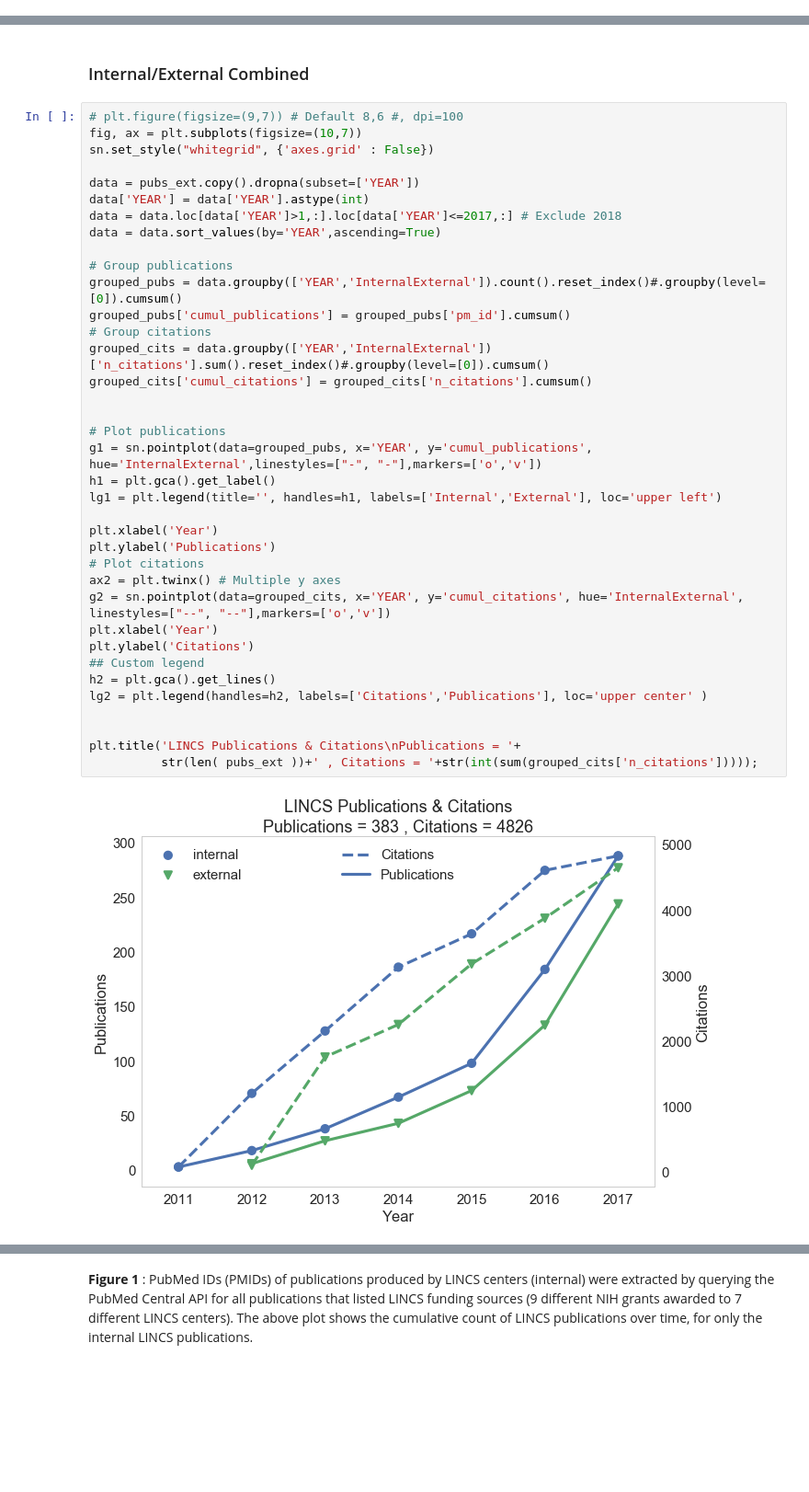
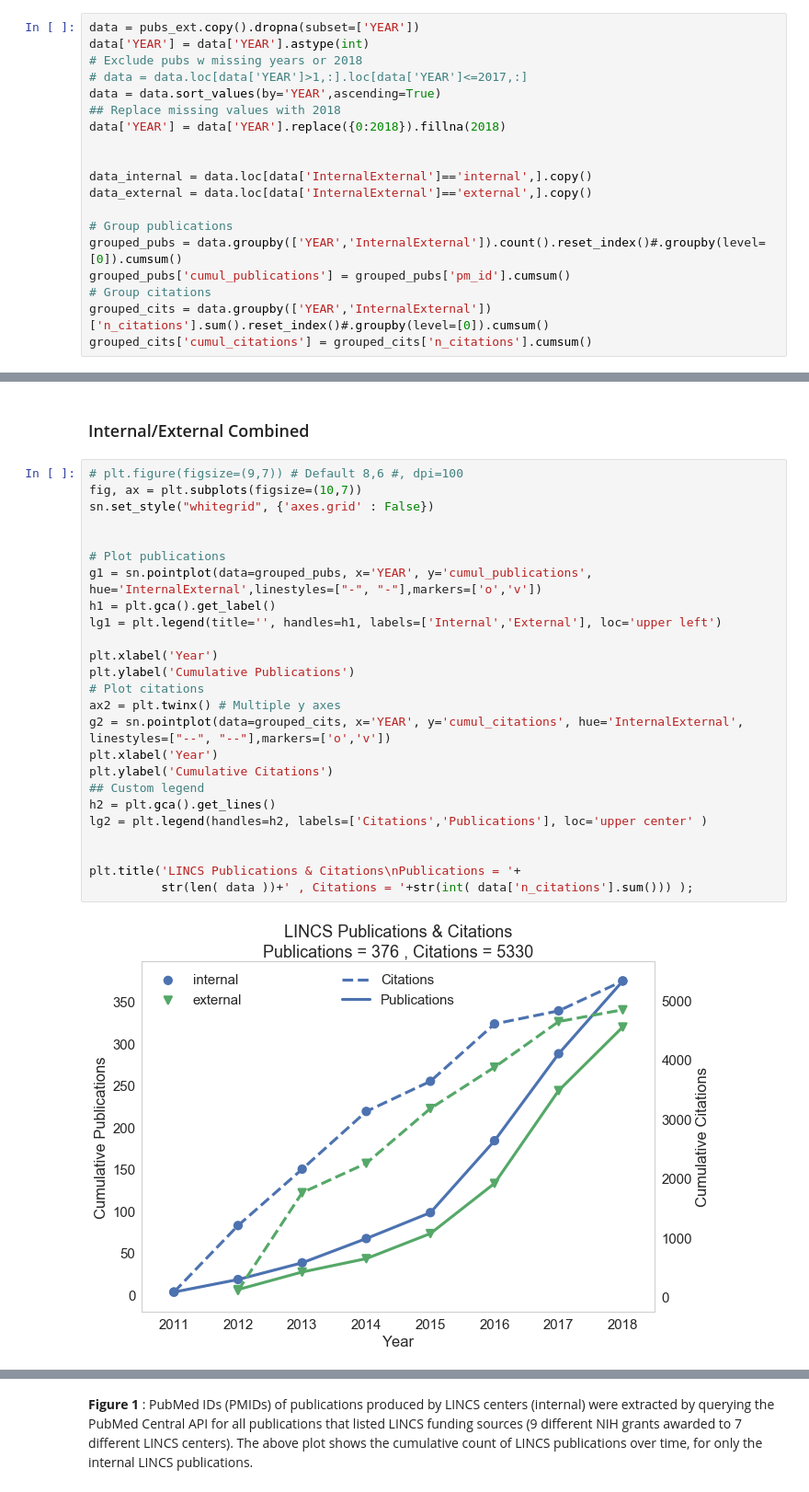
Before and after one commit to MaayanLab/LINCS-Publications-Report, a Jupyter notebook: LINCS_publications.ipynb, the cells around one changed output, grey strips where cells are left out. Shown at 92% size. Saved outputs shown, nothing was run; the diff lists cells and outputs as text; blank space fills up the shorter version.

```diff
--- a/LINCS_publications.ipynb
+++ b/LINCS_publications.ipynb
@@ -459,3 +479,22 @@ There are 154 external LINCS publications.
+# %%
+data = pubs_ext.copy().dropna(subset=['YEAR'])
+data['YEAR'] = data['YEAR'].astype(int)
+# Exclude pubs w missing years or 2018
+# data = data.loc[data['YEAR']>1,:].loc[data['YEAR']<=2017,:]
+data = data.sort_values(by='YEAR',ascending=True)
+## Replace missing values with 2018
+data['YEAR'] = data['YEAR'].replace({0:2018}).fillna(2018)
+
+
+data_internal = data.loc[data['InternalExternal']=='internal',].copy()
+data_external = data.loc[data['InternalExternal']=='external',].copy()
+
+# Group publications
+grouped_pubs = data.groupby(['YEAR','InternalExternal']).count().reset_index()#.groupby(level=[0]).cumsum()
+grouped_pubs['cumul_publications'] = grouped_pubs['pm_id'].cumsum()
+# Group citations
+grouped_cits = data.groupby(['YEAR','InternalExternal'])['n_citations'].sum().reset_index()#.groupby(level=[0]).cumsum()
+grouped_cits['cumul_citations'] = grouped_cits['n_citations'].cumsum()
 # %% [markdown]
 ## Internal LINCS Publications
 # %% [markdown]
@@ -620,40 +701,28 @@ plt.ylabel('Citation Count');
 # %%
 # plt.figure(figsize=(9,7)) # Default 8,6 #, dpi=100
 fig, ax = plt.subplots(figsize=(10,7))
 sn.set_style("whitegrid", {'axes.grid' : False})
-
-data = pubs_ext.copy().dropna(subset=['YEAR'])
-data['YEAR'] = data['YEAR'].astype(int)
-data = data.loc[data['YEAR']>1,:].loc[data['YEAR']<=2017,:] # Exclude 2018
-data = data.sort_values(by='YEAR',ascending=True)
-
-# Group publications
-grouped_pubs = data.groupby(['YEAR','InternalExternal']).count().reset_index()#.groupby(level=[0]).cumsum()
-grouped_pubs['cumul_publications'] = grouped_pubs['pm_id'].cumsum()
-# Group citations
-grouped_cits = data.groupby(['YEAR','InternalExternal'])['n_citations'].sum().reset_index()#.groupby(level=[0]).cumsum()
-grouped_cits['cumul_citations'] = grouped_cits['n_citations'].cumsum()
 
 
 # Plot publications
 g1 = sn.pointplot(data=grouped_pubs, x='YEAR', y='cumul_publications', hue='InternalExternal',linestyles=["-", "-"],markers=['o','v'])
 h1 = plt.gca().get_label()
 lg1 = plt.legend(title='', handles=h1, labels=['Internal','External'], loc='upper left')
 
 plt.xlabel('Year')
-plt.ylabel('Publications')
+plt.ylabel('Cumulative Publications')
 # Plot citations
 ax2 = plt.twinx() # Multiple y axes
 g2 = sn.pointplot(data=grouped_cits, x='YEAR', y='cumul_citations', hue='InternalExternal', linestyles=["--", "--"],markers=['o','v'])
 plt.xlabel('Year')
-plt.ylabel('Citations')
+plt.ylabel('Cumulative Citations')
 ## Custom legend
 h2 = plt.gca().get_lines()
 lg2 = plt.legend(handles=h2, labels=['Citations','Publications'], loc='upper center' )
 
 
 plt.title('LINCS Publications & Citations\nPublications = '+
-          str(len( pubs_ext ))+' , Citations = '+str(int(sum(grouped_cits['n_citations']))));
+          str(len( data ))+' , Citations = '+str(int( data['n_citations'].sum())) );
 # %% [output]
-[figure, old version]
+[figure, new version]
 # %% [markdown]
```
Also changed, not shown: parts of 14 cells of this notebook, 1 other file.
